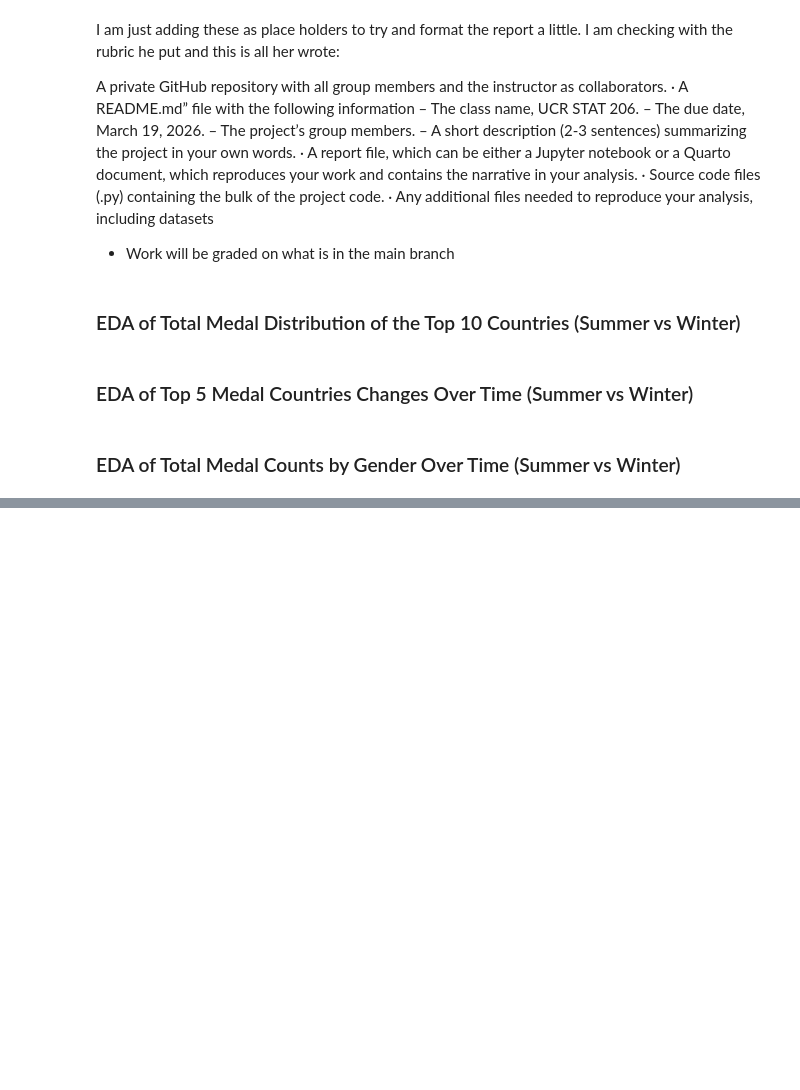
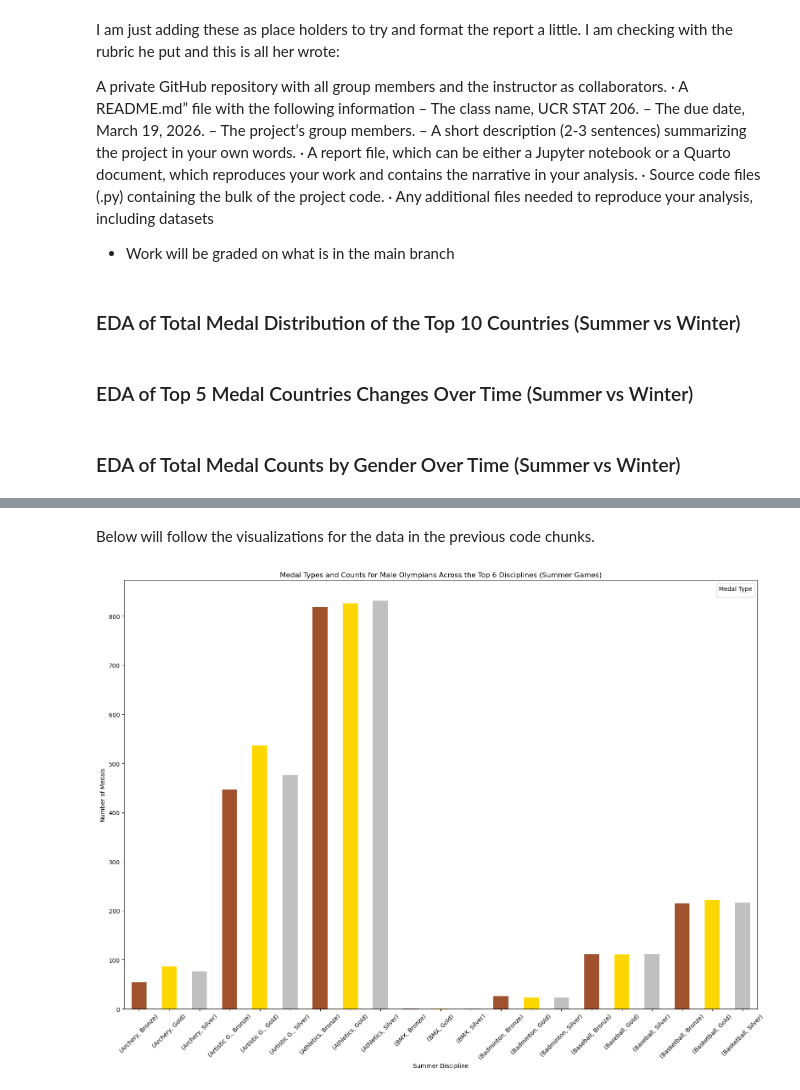
Before and after one commit to aliciag00/STAT206-Final, a Jupyter notebook: STAT 206 Final Project Report (Group 2).ipynb, the cells around one changed output, grey strips where cells are left out. Drawn from its saved outputs; the diff is of its cells as text; code cells hidden in the pictures; blank space fills up the shorter version.

```diff
--- a/STAT 206 Final Project Report (Group 2).ipynb
+++ b/STAT 206 Final Project Report (Group 2).ipynb
@@ -14,0 +23,4 @@ With these variables, we aim to explore whether GDP is an influential factor in
+# %%
+countries = pd.read_csv("CountriesSD.csv")
+summer = pd.read_csv("SummerSD.csv")
+winter = pd.read_csv("WinterSD.csv")
@@ -40,0 +180,3 @@ work and contains the narrative in your analysis.
+# %%
+summer_male_olympians = summer[summer['Gender'] == 'Men']
+summer_female_olympians = summer[summer['Gender'] == 'Women']
@@ -40,0 +221,13 @@ work and contains the narrative in your analysis.
+# %%
+Summer_Male_Olympians = summer_male_olympians.sort_values(by='Year', ascending=False).head(15)
+Summer_Male_Olympians
+
+#This will help us see how many female atheletes there are in each discipline for the summer olympics
+summer_male_olympians.groupby('Discipline').size()
+
+#nthis will help us see  which ones have medals won
+summer_male_olympians.groupby('Medal').size()
+
+#this will now let us combine the two above so the number of female metals per each disicipline for the summer olympics
+Summer_Male_Olympians_Medals_by_Discipline = summer_male_olympians.groupby(['Discipline', 'Medal']).size().head(21)
+Summer_Male_Olympians_Medals_by_Discipline
@@ -40,0 +281,13 @@ work and contains the narrative in your analysis.
+# %% [markdown]
+Below will follow the visualizations for the data in the previous code chunks.
+# %%
+Summer_Male_Olympians_Medals_by_Discipline.plot(kind='bar', stacked=True, figsize=(16, 12), color=['sienna', 'gold', 'silver'])
+plt.title('Medal Types and Counts for Male Olympians Across the Top 6 Disciplines (Summer Games)')
+plt.xlabel('Summer Discipline')
+plt.ylabel('Number of Medals')
+plt.legend(title='Medal Type')
+plt.xticks(rotation=45)
+plt.tight_layout()
+plt.show()
+# %% [output]
+[figure, added]
```
Also changed, not shown: parts of 32 cells of this notebook, 1 other file.
